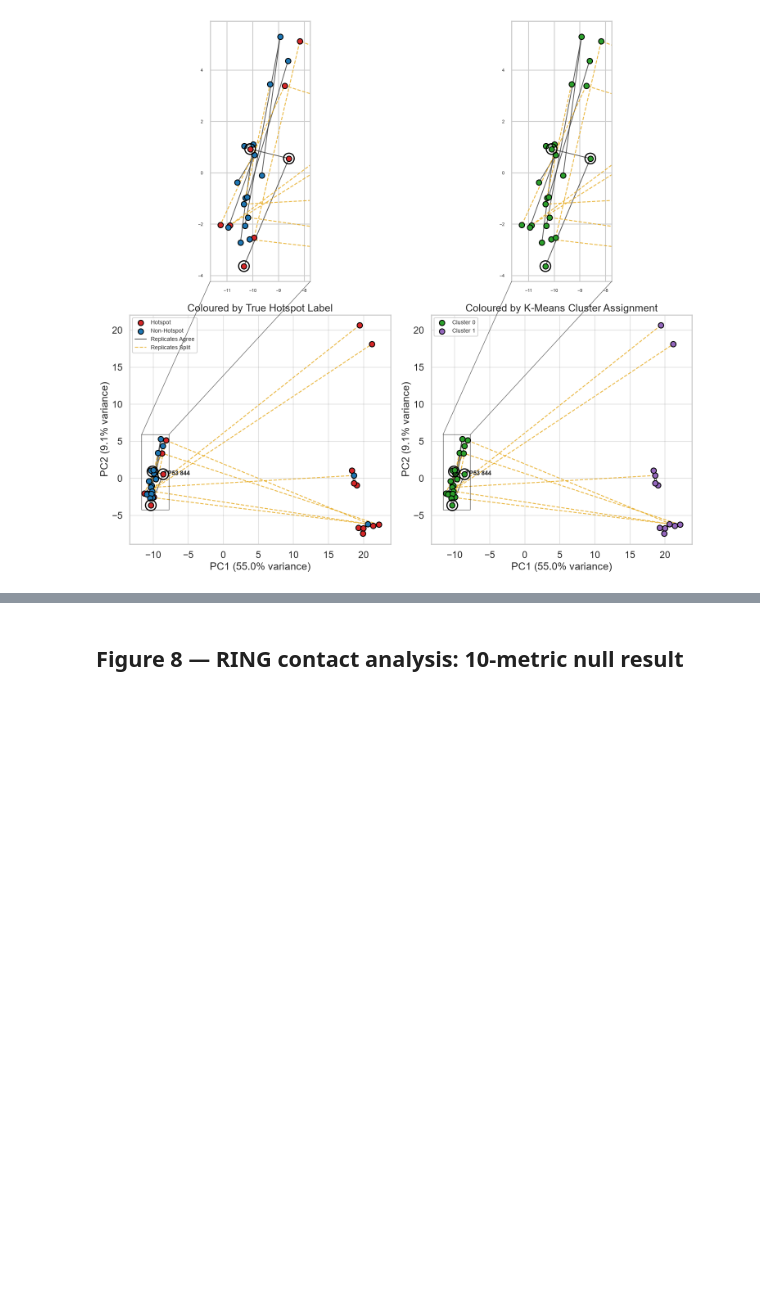
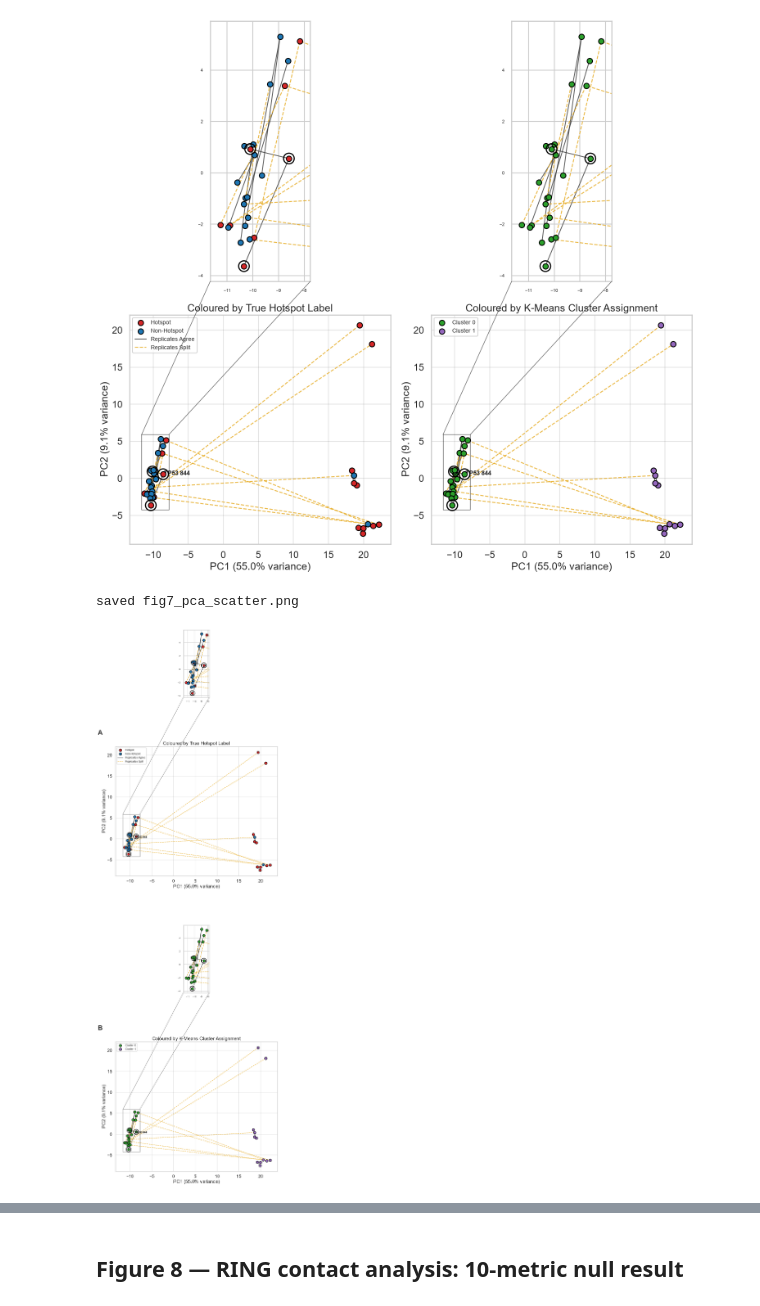
Before and after one commit to Rach711/5OHC-Project, a Jupyter notebook: 11-results_figures.ipynb, the cells around one changed output, grey strips where cells are left out. Drawn from its saved outputs; the diff is of its cells as text; code cells hidden in the pictures; blank space fills up the shorter version.

```diff
--- a/11-results_figures.ipynb
+++ b/11-results_figures.ipynb
@@ -546,3 +659,57 @@ print("saved fig7_pca_scatter.png")
 # %% [output]
 saved fig7_pca_scatter.png
 [figure]
+# %%
+fig, (inset0, axes0, inset1, axes1) = plt.subplots(
+    4, 1, figsize=(10, 30), gridspec_kw={"height_ratios": [1.3, 2.5, 1.3, 2.5]}
+)
+axes = [axes0, axes1]
+
+draw_points(axes[0], "label")
+axes[0].plot([], [], color=UNANIMOUS_COLOUR, lw=1.4, alpha=0.85, label="Replicates Agree")
+axes[0].plot([], [], color=SPLIT_COLOUR, ls="--", lw=1.6, alpha=0.8, label="Replicates Split")
+axes[0].set_title("Coloured by True Hotspot Label", fontsize=18)
+axes[0].text(-0.08, 1.08, "A", transform=axes[0].transAxes, fontsize=25, fontweight="bold", va="bottom", ha="right")
+
+
+draw_points(axes[1], "cluster")
+axes[1].set_title("Coloured by K-Means Cluster Assignment", fontsize=18)
+axes[1].text(-0.08, 1.08, "B", transform=axes[1].transAxes, fontsize=25, fontweight="bold", va="bottom", ha="right")
+
+hl_mask = df7['base_sequence'] == HIGHLIGHT_SEQUENCE
+for ax in axes:
+    ax.annotate(HIGHLIGHT_SEQUENCE.replace('_', ' '), xy=(pc1[hl_mask].mean(), pc2[hl_mask].mean()),
+                xytext=(15, 15), textcoords="offset points", fontsize=11, fontweight="bold")
+
+for ax in axes:
+    ax.set_xlabel(f"PC1 ({var1:.1f}% variance)")
+    ax.set_ylabel(f"PC2 ({var2:.1f}% variance)")
+    ax.legend(fontsize=10, loc="upper left")
+    ax.grid(axis="both", color="grey", linestyle="-", alpha=0.2, zorder=0)
+
+# Insets now sit directly above their own main panel in the same single
+# column, rather than in a separate row - fixes the overlap and keeps
+# labelling consistent across both panels.
+draw_points(inset0, "label")
+inset0.set_xlim(*ZOOM_XLIM)
+inset0.set_ylim(*ZOOM_YLIM)
+inset0.set_box_aspect(ZOOM_ASPECT)
+inset0.tick_params(labelsize=8)
+#inset0.set_title("Zoom: crowded region", fontsize=10)
+add_zoom_indicator(axes[0], inset0, ZOOM_XLIM, ZOOM_YLIM)
+
+draw_points(inset1, "cluster")
+inset1.set_xlim(*ZOOM_XLIM)
+inset1.set_ylim(*ZOOM_YLIM)
+inset1.set_box_aspect(ZOOM_ASPECT)
+inset1.tick_params(labelsize=8)
+#inset1.set_title("Zoom: crowded region", fontsize=10)
+add_zoom_indicator(axes[1], inset1, ZOOM_XLIM, ZOOM_YLIM)
+
+fig.tight_layout()
+fig.subplots_adjust(hspace=0.5)
+fig.savefig(FIG_OUT_DIR / "fig7_pca_scatter.png", dpi=300, bbox_inches="tight")
+print("saved fig7_pca_scatter.png")
+# %% [output]
+saved fig7_pca_scatter.png
+[figure, added]
```
Also changed, not shown: parts of 7 cells of this notebook, 17 other files.
